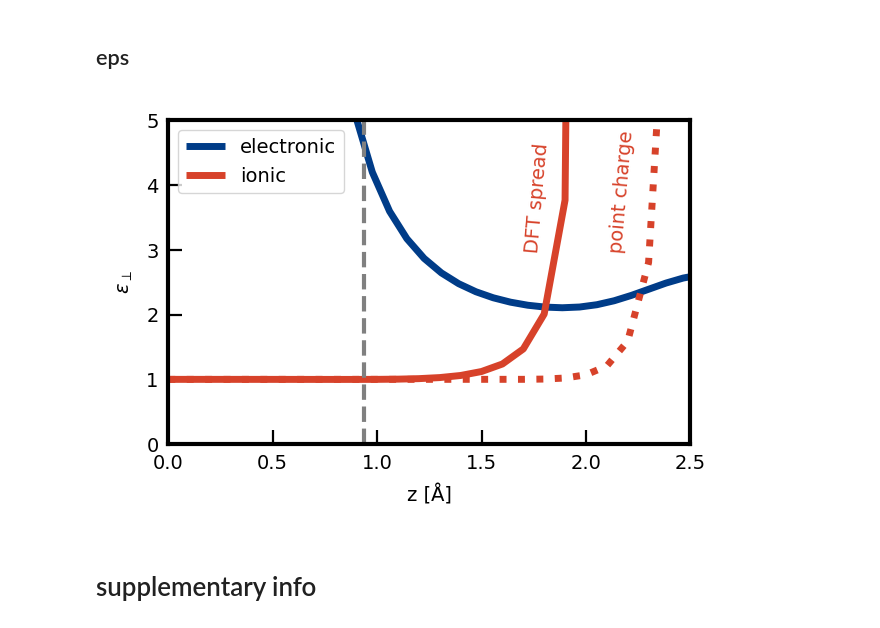
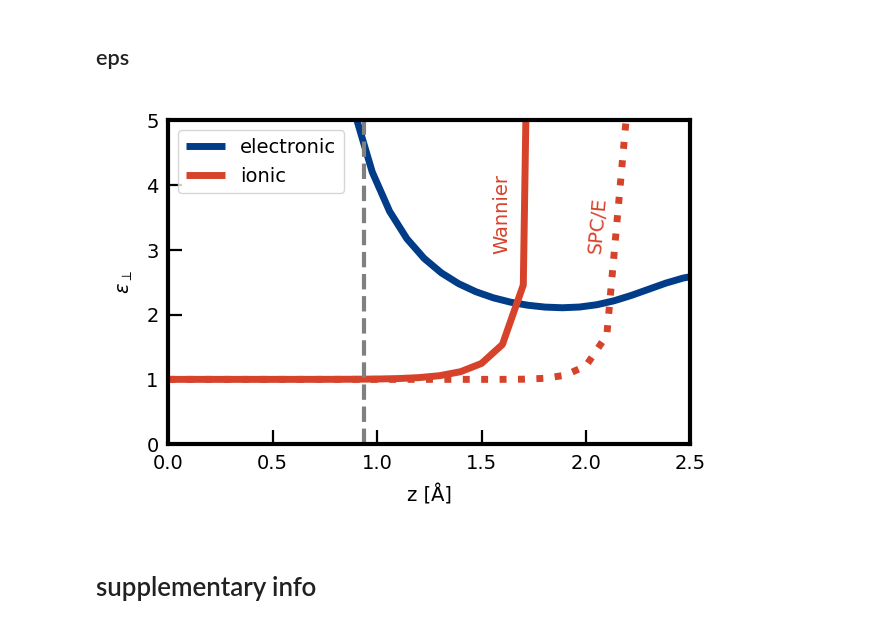
Before and after one commit to ChiahsinChu/2024-JCP-Pt111_dielectric_profile, a Jupyter notebook: pub_figs/make_figs.ipynb, the cells around one changed output. Cells and saved outputs as stored; diff of their text form; code cells hidden in the pictures.

```diff
--- a/pub_figs/make_figs.ipynb
+++ b/pub_figs/make_figs.ipynb
@@ -88,13 +89,12 @@ def fold_data(x, y):
     z2 = 35.670679675482106
     d_bins = 0.1
 
-    n_bins = int((z2 - z1) / d_bins / 2)
     bins = np.arange(0.0, (z2 - z1) / 2, d_bins)
 
     xp = x - z1
     fp = y
     y1 = np.interp(bins, xp, fp)
-    xp = z2 - x
+    xp = np.flip(z2 - x)
     fp = np.flip(y)
     y2 = np.interp(bins, xp, fp)
     return bins, (y1 + y2) / 2
@@ -106,15 +106,18 @@ data = load_dict(fname)
 x, y = fold_data(data["bins"], data["inveps"])
 out_data["orient_inveps"]["spce_pc"] = [x, y]
 
-fname = "../06.orient_eps/01.spce_gaussian/inveps.pkl"
+# plt.plot(data["bins"], data["inveps"])
+# plt.plot(x, y)
+
+fname = "../06.orient_eps/01.dw_gaussian/inveps.pkl"
 data = load_dict(fname)
 x, y = fold_data(data["bins"], data["inveps"])
-out_data["orient_inveps"]["spce_gaussian"] = [x, y]
+out_data["orient_inveps"]["dw_gaussian"] = [x, y]
 
-fname = "../06.orient_eps/02.cp2k_gaussian/inveps.pkl"
-data = load_dict(fname)
-x, y = fold_data(data["bins"], data["inveps"])
-out_data["orient_inveps"]["cp2k_gaussian"] = [x, y]
+# plt.plot(data["bins"], data["inveps"])
+# plt.plot(x, y)
+
+# plt.show()
 # %% [markdown]
 ## $\Delta\rho$ and $\varepsilon^{-1}_{elec}$
 # %%
@@ -253,48 +256,41 @@ plt.show()
 # %%
 fig, ax = plt.subplots(figsize=[3, 2])
 
 color = "blue"
 data = out_data["elec_inveps"]
 mask = data[0] > 0.5
 x = data[0][mask]
 y = handle_zero_division(1.0, data[1], 1e-2)[mask]
 ax.plot(x, y, color="blue", label="electronic")
 
 data = out_data["orient_inveps"]
-kw = "cp2k_gaussian"
+kw = "spce_pc"
 x = data[kw][0]
 y = handle_zero_division(1.0, data[kw][1], 1e-2)
-mask = x < 2.1
-ax.plot(
-    x[mask],
-    y[mask],
-    color="red",
-    label="ionic",
-)
-kw = "spce_pc"
-ax.plot(
-    data[kw][0],
-    handle_zero_division(1.0, data[kw][1], 1e-2),
-    ":",
-    color="red",
-)
+mask = x < 2.3
+ax.plot(x[mask], y[mask], ":", color="red")
+kw = "dw_gaussian"
+x = data[kw][0]
+y = handle_zero_division(1.0, data[kw][1], 1e-2)
+mask = x < 1.9
+ax.plot(x[mask], y[mask], color="red", label="ionic")
 
 ax.set_xlim(0.0, 2.5)
 ax.set_ylim(0.0, 5.0)
 ax.axvline(0.935, ls="--", lw=1.5, color="gray")
 
 ax.legend()
 
-ax.text(1.7, 3., "DFT spread", rotation=85, color="red")
-ax.text(2.1, 3., "point charge", rotation=85, color="red")
+ax.text(1.55, 3.0, "Wannier", rotation="vertical", color="red")
+ax.text(2.0, 3.0, "SPC/E", rotation=85, color="red")
 
 plot.ax_setlabel(ax, r"z [Å]", r"$\epsilon_\perp$")
 
 fig.savefig("figs/Figure5.eps.png")
 
 plt.show()
 # %% [output]
-[figure, old version]
+[figure, new version]
 # %% [markdown]
 # supplementary info
 # %% [markdown]
```
Also changed, not shown: parts of 5 cells of this notebook, 22 other files.
